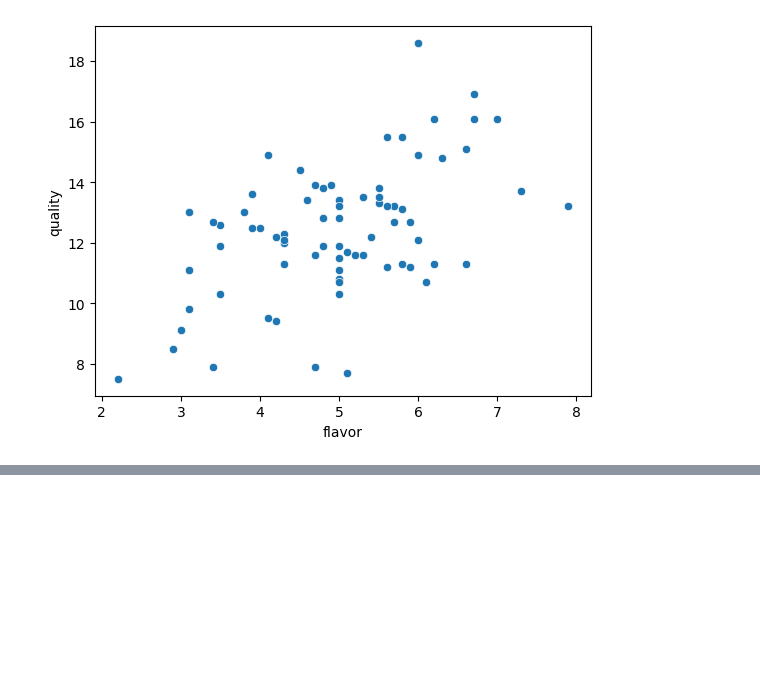
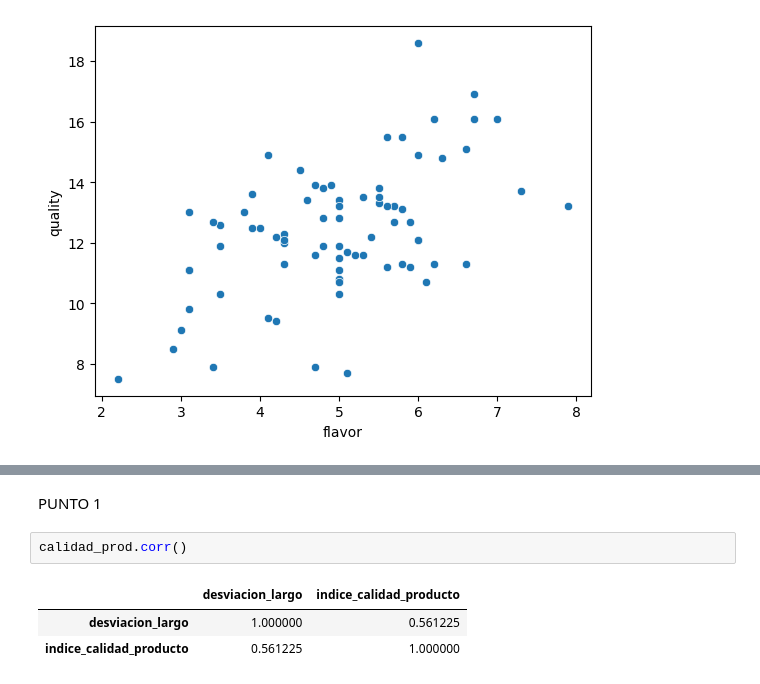
Before and after one commit to winttita/TUIA, a Jupyter notebook: Segundo/Fundamento de Ciencia de Datos/U3 - Medidas de Resumen/practica3.ipynb, the cells around one changed output, grey strips where cells are left out. Cells and saved outputs as stored; diff of their text form; blank space fills up the shorter version.

```diff
--- a/Segundo/Fundamento de Ciencia de Datos/U3 - Medidas de Resumen/practica3.ipynb
+++ b/Segundo/Fundamento de Ciencia de Datos/U3 - Medidas de Resumen/practica3.ipynb
@@ -309,0 +335,8 @@ sns.scatterplot(x='flavor', y='quality', data=vinos)
+# %% [markdown]
+PUNTO 1
+# %%
+calidad_prod.corr()
+# %% [output]
+|  | desviacion_largo | indice_calidad_producto |
+| desviacion_largo | 1.000000 | 0.561225 |
+| indice_calidad_producto | 0.561225 | 1.000000 |
```
Also changed, not shown: parts of 15 cells of this notebook, 1 other file.
